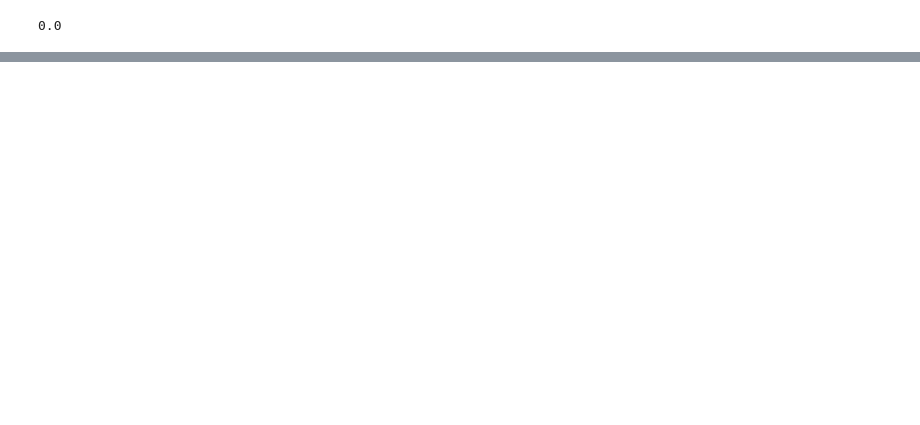
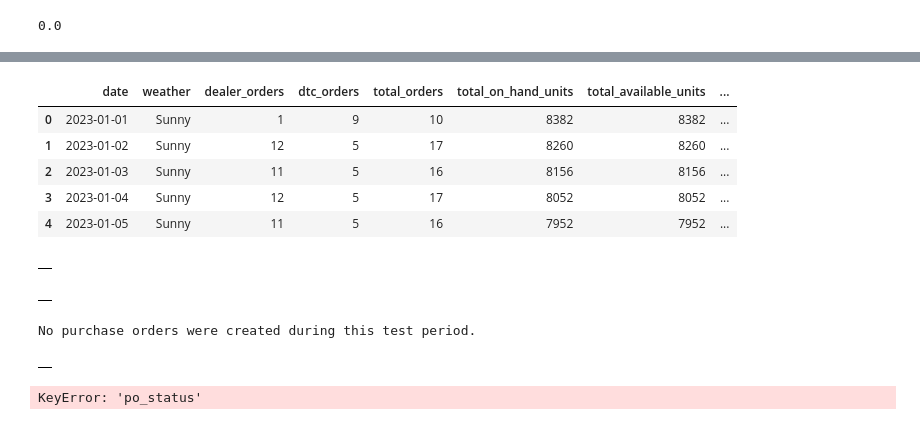
Before and after one commit to samuellettes/sonoran-cycles-supply-chain-analytics, a Jupyter notebook: notebooks/02_simulation.ipynb, the cells around one changed output, grey strips where cells are left out. Drawn from its saved outputs; the diff is of its cells as text; code cells hidden in the pictures; blank space fills up the shorter version.

```diff
--- a/notebooks/02_simulation.ipynb
+++ b/notebooks/02_simulation.ipynb
@@ -359,0 +420,31 @@ Inventory history rows: 1470
+# %%
+sim = Simulation()
+sim.load_master_data()
+sim.initialize_inventory()
+
+daily_summary = run_sales_simulation(
+    sim,
+    start_date="2023-01-01",
+    end_date="2023-01-31",
+)
+# %%
+pd.DataFrame(daily_summary).head()
+# %% [output]
+|  | date | weather | dealer_orders | dtc_orders | total_orders | total_on_hand_units | total_available_units | ... |
+| 0 | 2023-01-01 | Sunny | 1 | 9 | 10 | 8382 | 8382 | ... |
+| 1 | 2023-01-02 | Sunny | 12 | 5 | 17 | 8260 | 8260 | ... |
+| 2 | 2023-01-03 | Sunny | 11 | 5 | 16 | 8156 | 8156 | ... |
+| 3 | 2023-01-04 | Sunny | 12 | 5 | 17 | 8052 | 8052 | ... |
+| 4 | 2023-01-05 | Sunny | 11 | 5 | 16 | 7952 | 7952 | ... |
+# %%
+po_df = pd.DataFrame(sim.purchase_orders)
+
+po_df.head()
+# %% [output]
+|  |
+# %%
+po_df = pd.DataFrame(sim.purchase_orders)
+
+po_df.head()
+# %% [output]
+|  |
@@ -359,0 +453,35 @@ Inventory history rows: 1470
+# %%
+po_df = pd.DataFrame(sim.purchase_orders)
+
+if po_df.empty:
+    print("No purchase orders were created during this test period.")
+else:
+    print(po_df["po_status"].value_counts())
+# %% [output]
+No purchase orders were created during this test period.
+# %%
+sim = Simulation()
+sim.load_master_data()
+sim.initialize_inventory()
+
+# Force one SKU below reorder point
+first_index = sim.inventory.index[0]
+
+sim.inventory.at[first_index, "on_hand"] = 19
+sim.inventory.at[first_index, "available"] = 19
+
+daily_summary = run_sales_simulation(
+    sim,
+    start_date="2023-01-01",
+    end_date="2023-01-01",
+)
+
+po_df = pd.DataFrame(sim.purchase_orders)
+
+po_df
+# %% [output]
+|  |
+# %%
+po_df["po_status"].value_counts()
+# %% [output]
+KeyError: 'po_status'
```
Also changed, not shown: parts of 34 cells of this notebook, 10 other files.
